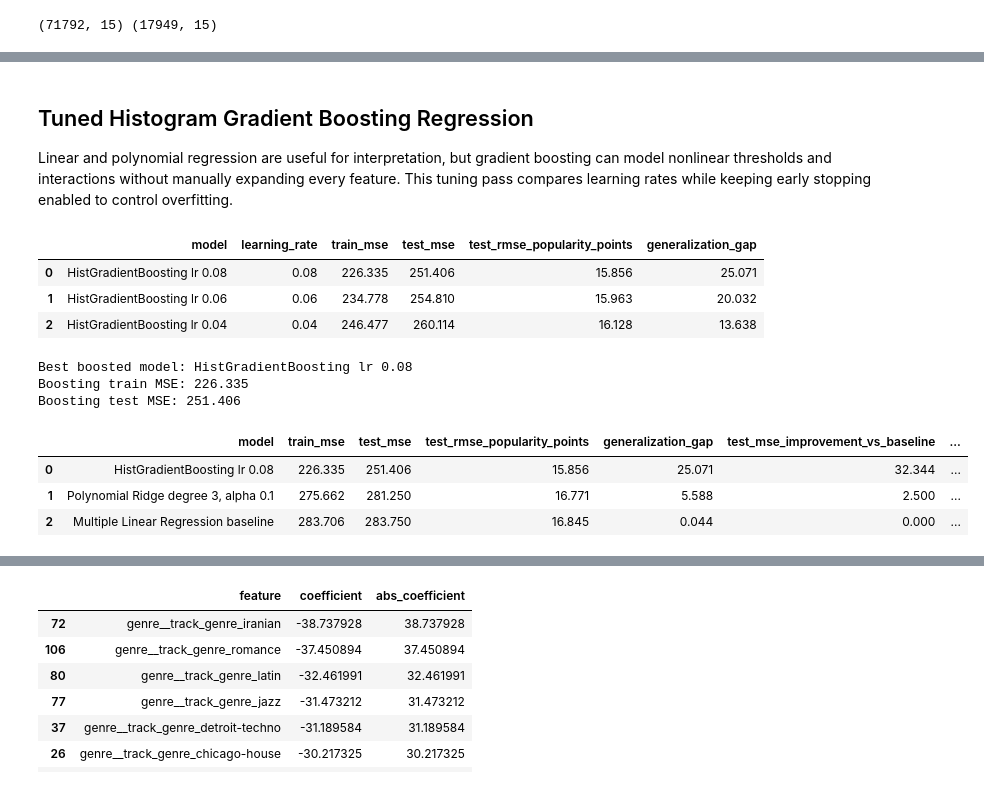
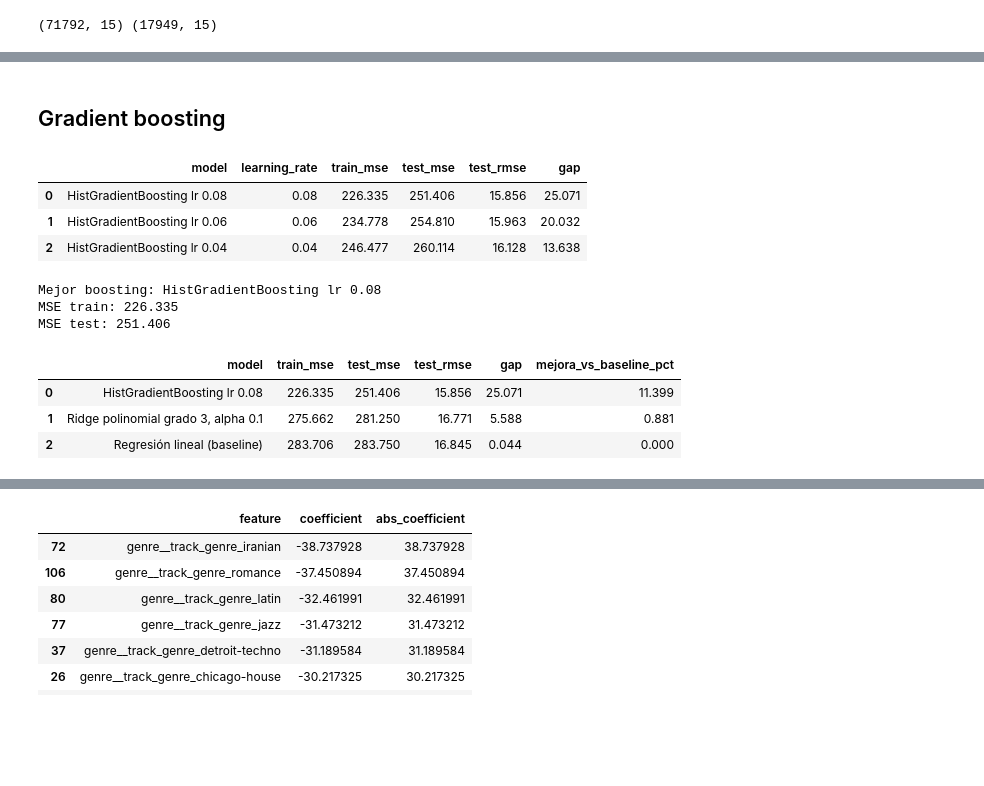
Before and after one commit to fidelMB/proyecto-ia-tc3002b, a Jupyter notebook: notebooks/03_regression.ipynb, the cells around one changed output, grey strips where cells are left out. Cells and saved outputs as stored; diff of their text form; code cells hidden in the pictures; blank space fills up the shorter version.

```diff
--- a/notebooks/03_regression.ipynb
+++ b/notebooks/03_regression.ipynb
@@ -161,7 +163,7 @@ for degree in [2, 3]:
             ]
         )
 
-        model_name = f"Polynomial Ridge degree {degree}, alpha {alpha:g}"
+        model_name = f"Ridge polinomial grado {degree}, alpha {alpha:g}"
         candidate = Pipeline([
             ("preprocess", polynomial_preprocess),
             ("model", Ridge(alpha=alpha)),
@@ -177,8 +179,8 @@ for degree in [2, 3]:
             "alpha": alpha,
             "train_mse": train_mse,
             "test_mse": test_mse,
-            "test_rmse_popularity_points": np.sqrt(test_mse),
-            "generalization_gap": test_mse - train_mse,
+            "test_rmse": np.sqrt(test_mse),
+            "gap": test_mse - train_mse,
         })
         polynomial_models[model_name] = candidate
 
@@ -195,7 +197,7 @@ poly_train_pred = best_polynomial_model.predict(X_train)
 poly_test_pred = best_polynomial_model.predict(X_test)
 poly_train_mse = best_polynomial_row["train_mse"]
 poly_test_mse = best_polynomial_row["test_mse"]
-print(f"Best polynomial model: {best_polynomial_row['model']}")
-print(f"Polynomial train MSE: {poly_train_mse:.3f}")
-print(f"Polynomial test MSE: {poly_test_mse:.3f}")
+print(f"Mejor polinomial: {best_polynomial_row['model']}")
+print(f"MSE train: {poly_train_mse:.3f}")
+print(f"MSE test: {poly_test_mse:.3f}")
 # %% [output]
@@ -214,7 +216,5 @@ Polynomial test MSE: 281.250
-# %% [markdown]
-## Tuned Histogram Gradient Boosting Regression
-
-Linear and polynomial regression are useful for interpretation, but gradient boosting can model nonlinear thresholds and interactions without manually expanding every feature. This tuning pass compares learning rates while keeping early stopping enabled to control overfitting.
+# %% [markdown]
+## Gradient boosting
 # %%
 boosting_results = []
 boosting_models = {}
@@ -252,8 +252,8 @@ for learning_rate in [0.04, 0.06, 0.08]:
         "learning_rate": learning_rate,
         "train_mse": train_mse,
         "test_mse": test_mse,
-        "test_rmse_popularity_points": np.sqrt(test_mse),
-        "generalization_gap": test_mse - train_mse,
+        "test_rmse": np.sqrt(test_mse),
+        "gap": test_mse - train_mse,
     })
     boosting_models[model_name] = candidate
 
@@ -270,35 +270,34 @@ boosting_train_pred = best_boosting_model.predict(X_train)
 boosting_test_pred = best_boosting_model.predict(X_test)
 boosting_train_mse = best_boosting_row["train_mse"]
 boosting_test_mse = best_boosting_row["test_mse"]
-print(f"Best boosted model: {best_boosting_row['model']}")
-print(f"Boosting train MSE: {boosting_train_mse:.3f}")
-print(f"Boosting test MSE: {boosting_test_mse:.3f}")
+print(f"Mejor boosting: {best_boosting_row['model']}")
+print(f"MSE train: {boosting_train_mse:.3f}")
+print(f"MSE test: {boosting_test_mse:.3f}")
 # %% [output]
-|  | model | learning_rate | train_mse | test_mse | test_rmse_popularity_points | generalization_gap |
+|  | model | learning_rate | train_mse | test_mse | test_rmse | gap |
 | 0 | HistGradientBoosting lr 0.08 | 0.08 | 226.335 | 251.406 | 15.856 | 25.071 |
 | 1 | HistGradientBoosting lr 0.06 | 0.06 | 234.778 | 254.810 | 15.963 | 20.032 |
 | 2 | HistGradientBoosting lr 0.04 | 0.04 | 246.477 | 260.114 | 16.128 | 13.638 |
-Best boosted model: HistGradientBoosting lr 0.08
-Boosting train MSE: 226.335
-Boosting test MSE: 251.406
+Mejor boosting: HistGradientBoosting lr 0.08
+MSE train: 226.335
+MSE test: 251.406
 # %%
 mse_table = pd.DataFrame([
     {
-        "model": "Multiple Linear Regression baseline",
+        "model": "Regresión lineal (baseline)",
         "train_mse": linear_train_mse,
         "test_mse": linear_test_mse,
-        "test_rmse_popularity_points": np.sqrt(linear_test_mse),
-        "generalization_gap": linear_test_mse - linear_train_mse,
+        "test_rmse": np.sqrt(linear_test_mse),
+        "gap": linear_test_mse - linear_train_mse,
     },
-    best_polynomial_row[["model", "train_mse", "test_mse", "test_rmse_popularity_points", "generalization_gap"]].to_dict(),
-    best_boosting_row[["model", "train_mse", "test_mse", "test_rmse_popularity_points", "generalization_gap"]].to_dict(),
+    best_polynomial_row[["model", "train_mse", "test_mse", "test_rmse", "gap"]].to_dict(),
+    best_boosting_row[["model", "train_mse", "test_mse", "test_rmse", "gap"]].to_dict(),
 ])
-mse_table["test_mse_improvement_vs_baseline"] = linear_test_mse - mse_table["test_mse"]
-mse_table["test_mse_improvement_percent"] = 100 * mse_table["test_mse_improvement_vs_baseline"] / linear_test_mse
+mse_table["mejora_vs_baseline_pct"] = 100 * (linear_test_mse - mse_table["test_mse"]) / linear_test_mse
 mse_table = mse_table.sort_values("test_mse").reset_index(drop=True)
 display(mse_table.round(3))
 # %% [output]
-|  | model | train_mse | test_mse | test_rmse_popularity_points | generalization_gap | test_mse_improvement_vs_baseline | ... |
-| 0 | HistGradientBoosting lr 0.08 | 226.335 | 251.406 | 15.856 | 25.071 | 32.344 | ... |
-| 1 | Polynomial Ridge degree 3, alpha 0.1 | 275.662 | 281.250 | 16.771 | 5.588 | 2.500 | ... |
-| 2 | Multiple Linear Regression baseline | 283.706 | 283.750 | 16.845 | 0.044 | 0.000 | ... |
+|  | model | train_mse | test_mse | test_rmse | gap | mejora_vs_baseline_pct |
+| 0 | HistGradientBoosting lr 0.08 | 226.335 | 251.406 | 15.856 | 25.071 | 11.399 |
+| 1 | Ridge polinomial grado 3, alpha 0.1 | 275.662 | 281.250 | 16.771 | 5.588 | 0.881 |
+| 2 | Regresión lineal (baseline) | 283.706 | 283.750 | 16.845 | 0.044 | 0.000 |
```
Also changed, not shown: parts of 16 cells of this notebook, 19 other files.
